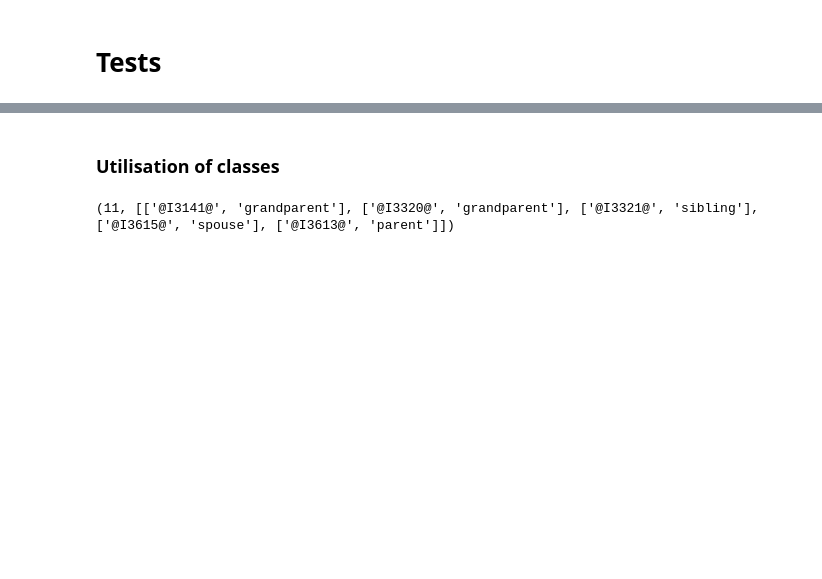
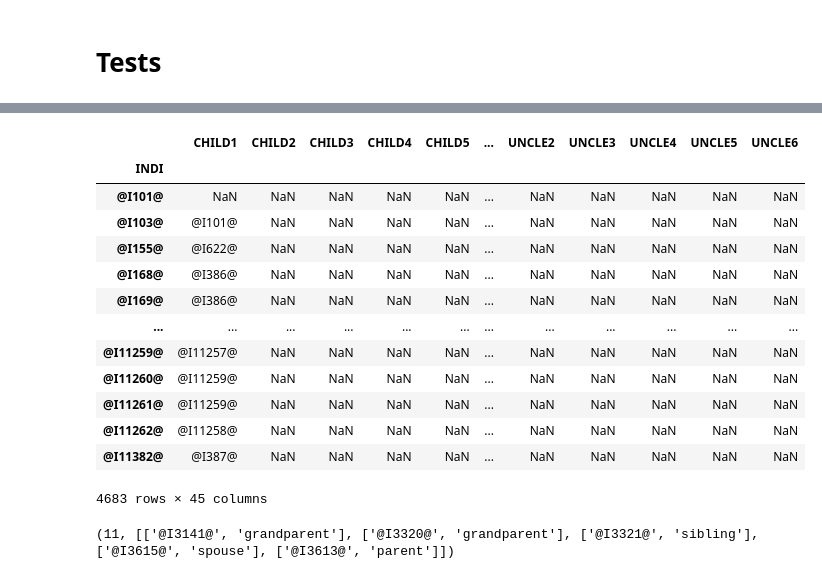
Before and after one commit to Aliceodyssee/projet_informatique_famille, a Jupyter notebook: tests.ipynb, the cells around one changed output, grey strips where cells are left out. Saved outputs shown, nothing was run; the diff lists cells and outputs as text; code cells hidden in the pictures; blank space fills up the shorter version.

```diff
--- a/tests.ipynb
+++ b/tests.ipynb
@@ -5,5 +7,3 @@
-# %% [markdown]
-### Utilisation of classes
 # %%
 from class_Path import *
 file_path = "./ged docs/Queen_Eliz_II.ged"
@@ -45 +13,20 @@ ind2bis = find_IndividualElement("John William of Orange", "Friso")[1].get_point
+# %%
+pd.set_option('display.max_rows', 10)
+pd.set_option('display.max_columns', 10)
+graph.get_IndivLinks_DataFrame()
+# %% [output]
+|  | CHILD1 | CHILD2 | CHILD3 | CHILD4 | CHILD5 | ... | UNCLE2 | UNCLE3 | UNCLE4 | UNCLE5 | UNCLE6 |
+| INDI |  |  |  |  |  |  |  |  |  |  |  |
+| @I101@ | NaN | NaN | NaN | NaN | NaN | ... | NaN | NaN | NaN | NaN | NaN |
+| @I103@ | @I101@ | NaN | NaN | NaN | NaN | ... | NaN | NaN | NaN | NaN | NaN |
+| @I155@ | @I622@ | NaN | NaN | NaN | NaN | ... | NaN | NaN | NaN | NaN | NaN |
+| @I168@ | @I386@ | NaN | NaN | NaN | NaN | ... | NaN | NaN | NaN | NaN | NaN |
+| @I169@ | @I386@ | NaN | NaN | NaN | NaN | ... | NaN | NaN | NaN | NaN | NaN |
+| ... | ... | ... | ... | ... | ... | ... | ... | ... | ... | ... | ... |
+| @I11259@ | @I11257@ | NaN | NaN | NaN | NaN | ... | NaN | NaN | NaN | NaN | NaN |
+| @I11260@ | @I11259@ | NaN | NaN | NaN | NaN | ... | NaN | NaN | NaN | NaN | NaN |
+| @I11261@ | @I11259@ | NaN | NaN | NaN | NaN | ... | NaN | NaN | NaN | NaN | NaN |
+| @I11262@ | @I11258@ | NaN | NaN | NaN | NaN | ... | NaN | NaN | NaN | NaN | NaN |
+| @I11382@ | @I387@ | NaN | NaN | NaN | NaN | ... | NaN | NaN | NaN | NaN | NaN |
+4683 rows × 45 columns
 # %%
```
Also changed, not shown: parts of 14 cells of this notebook, 2 other files.
